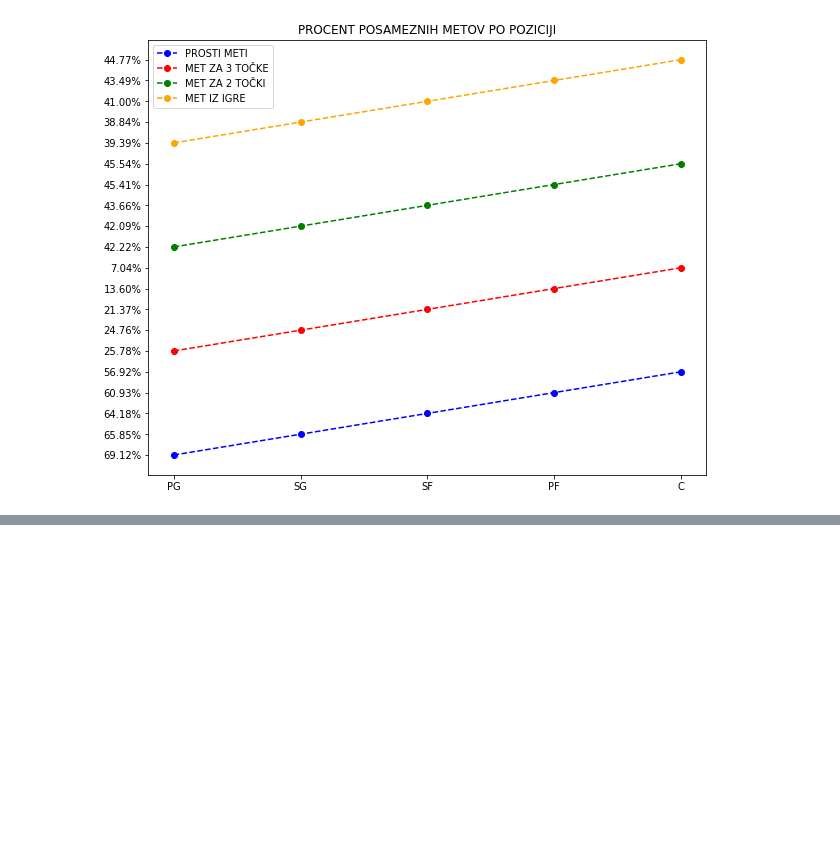
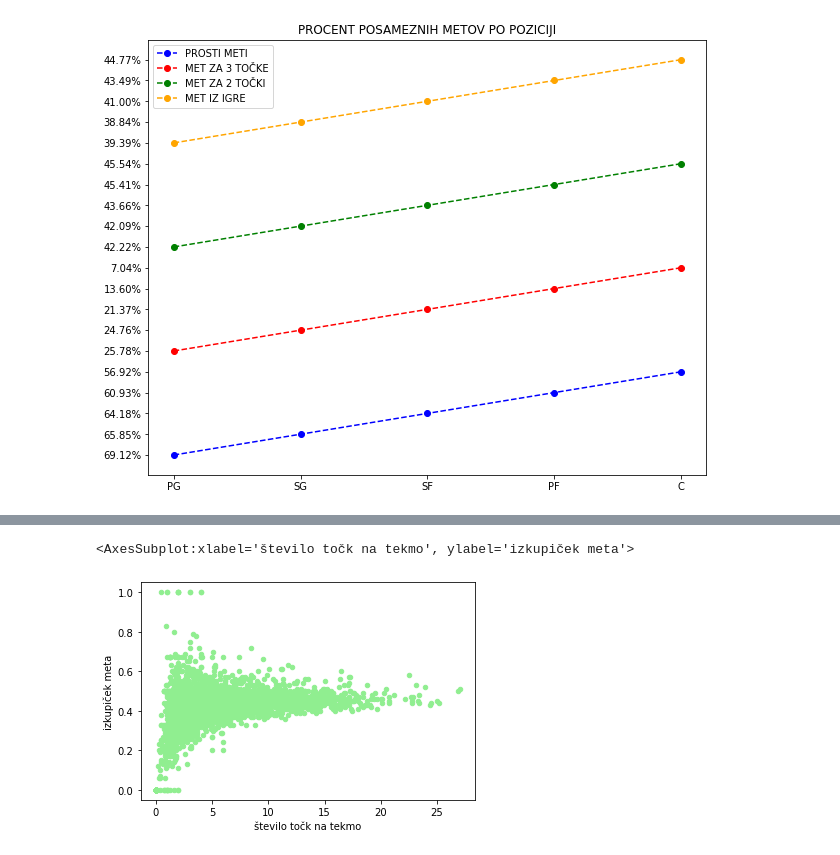
Before and after one commit to matej23/obdelava-podatkov, a Jupyter notebook: analiza.ipynb, the cells around one changed output, grey strips where cells are left out. Drawn from its saved outputs; the diff is of its cells as text; code cells hidden in the pictures; blank space fills up the shorter version.

```diff
--- a/analiza.ipynb
+++ b/analiza.ipynb
@@ -359,0 +372,14 @@ plt.show()
+# %%
+tocke = igralci.sort_values('points_per_game', ascending=False)
+tocke.plot(
+    kind = 'scatter',
+    x='points_per_game',
+    y='fg_pct',
+    color='LightGreen',
+    xlabel='število točk na tekmo',
+    ylabel='izkupiček meta',
+    title='IZKUPIČEK META IZ IGRE V ODVISNOSTI OD ŠTEVILA TOČK'
+    )
+# %% [output]
+<AxesSubplot:xlabel='število točk na tekmo', ylabel='izkupiček meta'>
+[figure, added]
```
Also changed, not shown: parts of 2 cells of this notebook, 1 other file.
